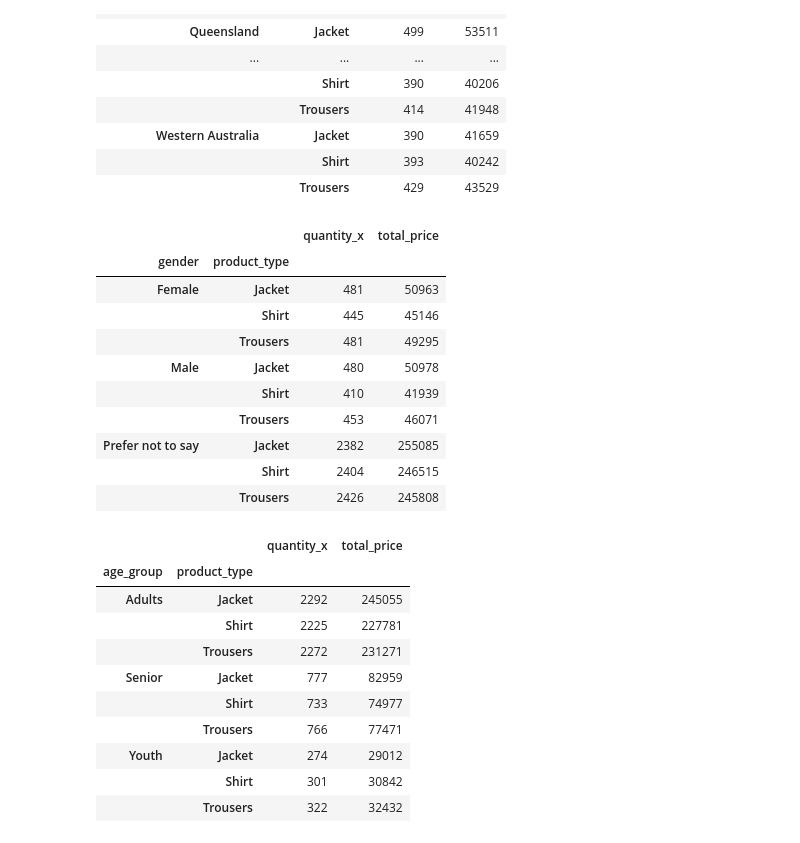
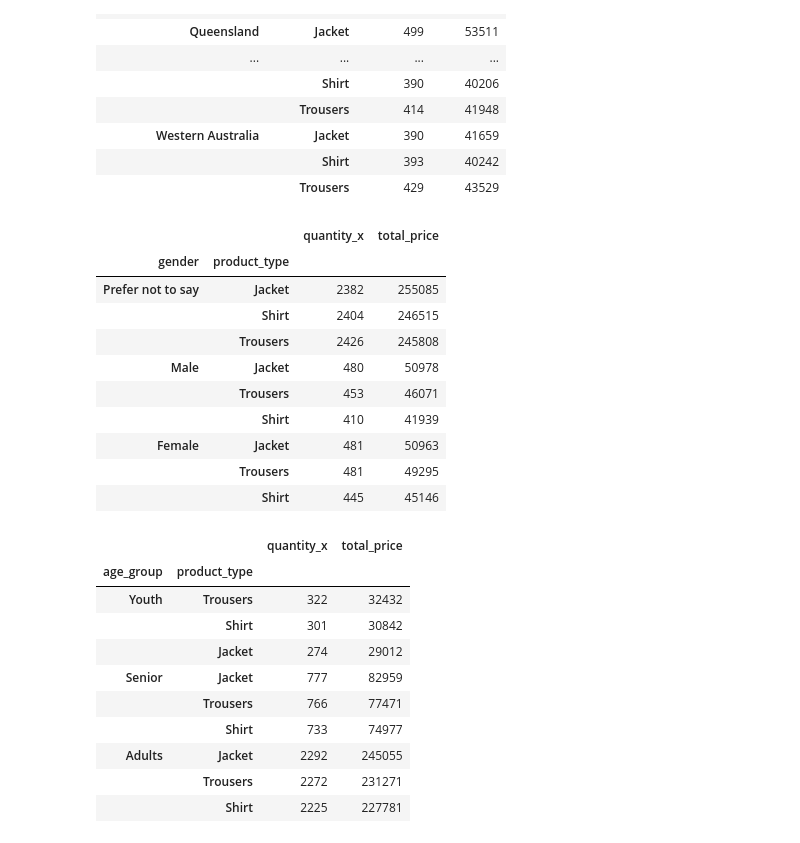
Before and after one commit to naufalmuafi/dicoding_data-analysis-project, a Jupyter notebook: main.ipynb, the cells around one changed output. Saved outputs shown, nothing was run; the diff lists cells and outputs as text; code cells hidden in the pictures.

Commit message:
feat: EDA done. create sorting value

```diff
--- a/main.ipynb
+++ b/main.ipynb
@@ -777,33 +777,33 @@ all_df.groupby(by=["state", "product_type"]).agg({
 all_df.groupby(by=["gender", "product_type"]).agg({
   "quantity_x": "sum",
   "total_price": "sum"
-})
+}).sort_values(by=["gender", "total_price"], ascending=False)
 # %% [output]
 |  |  | quantity_x | total_price |
 | gender | product_type |  |  |
-| Female | Jacket | 481 | 50963 |
-|  | Shirt | 445 | 45146 |
-|  | Trousers | 481 | 49295 |
-| Male | Jacket | 480 | 50978 |
-|  | Shirt | 410 | 41939 |
-|  | Trousers | 453 | 46071 |
 | Prefer not to say | Jacket | 2382 | 255085 |
 |  | Shirt | 2404 | 246515 |
 |  | Trousers | 2426 | 245808 |
+| Male | Jacket | 480 | 50978 |
+|  | Trousers | 453 | 46071 |
+|  | Shirt | 410 | 41939 |
+| Female | Jacket | 481 | 50963 |
+|  | Trousers | 481 | 49295 |
+|  | Shirt | 445 | 45146 |
 # %%
 all_df.groupby(by=["age_group", "product_type"]).agg({
   "quantity_x": "sum",
   "total_price": "sum"
-})
+}).sort_values(by=["age_group", "total_price"], ascending=False)
 # %% [output]
 |  |  | quantity_x | total_price |
 | age_group | product_type |  |  |
+| Youth | Trousers | 322 | 32432 |
+|  | Shirt | 301 | 30842 |
+|  | Jacket | 274 | 29012 |
+| Senior | Jacket | 777 | 82959 |
+|  | Trousers | 766 | 77471 |
+|  | Shirt | 733 | 74977 |
 | Adults | Jacket | 2292 | 245055 |
+|  | Trousers | 2272 | 231271 |
 |  | Shirt | 2225 | 227781 |
-|  | Trousers | 2272 | 231271 |
-| Senior | Jacket | 777 | 82959 |
-|  | Shirt | 733 | 74977 |
-|  | Trousers | 766 | 77471 |
-| Youth | Jacket | 274 | 29012 |
-|  | Shirt | 301 | 30842 |
-|  | Trousers | 322 | 32432 |
```
